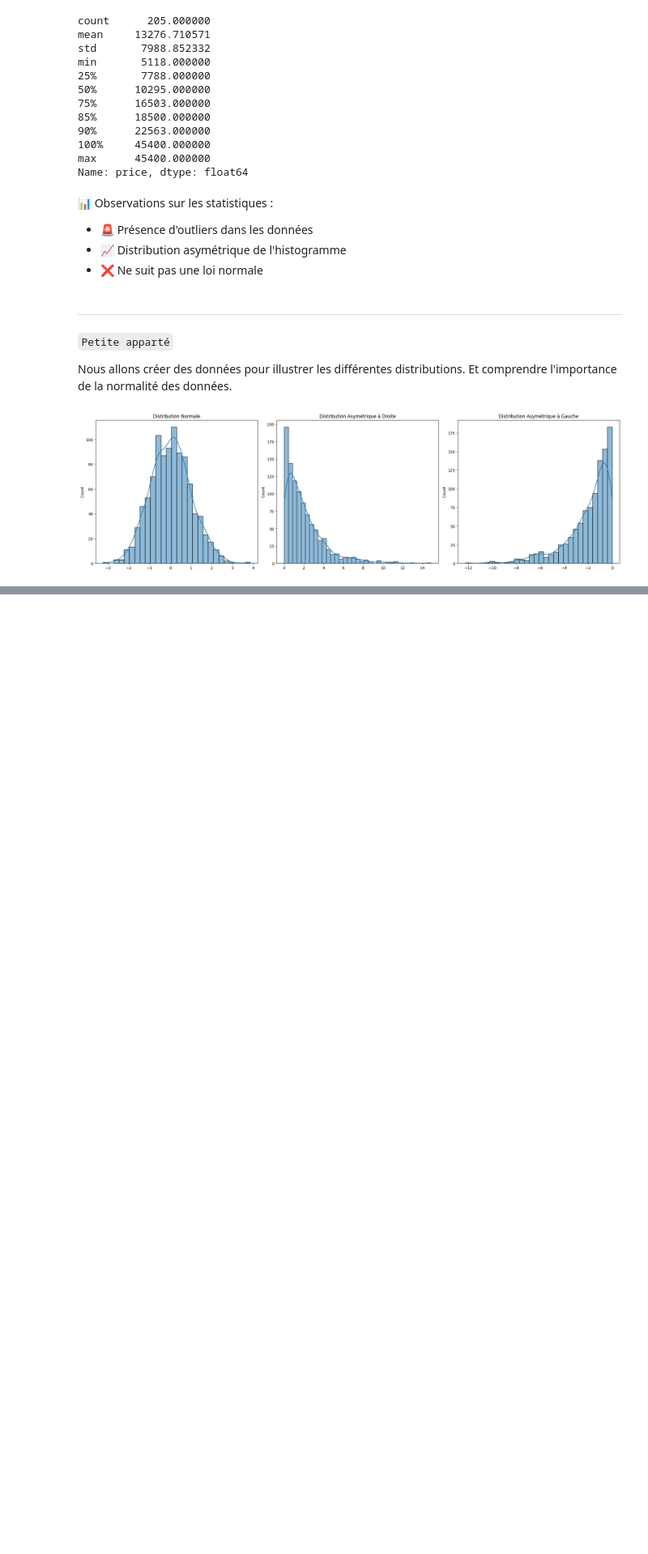
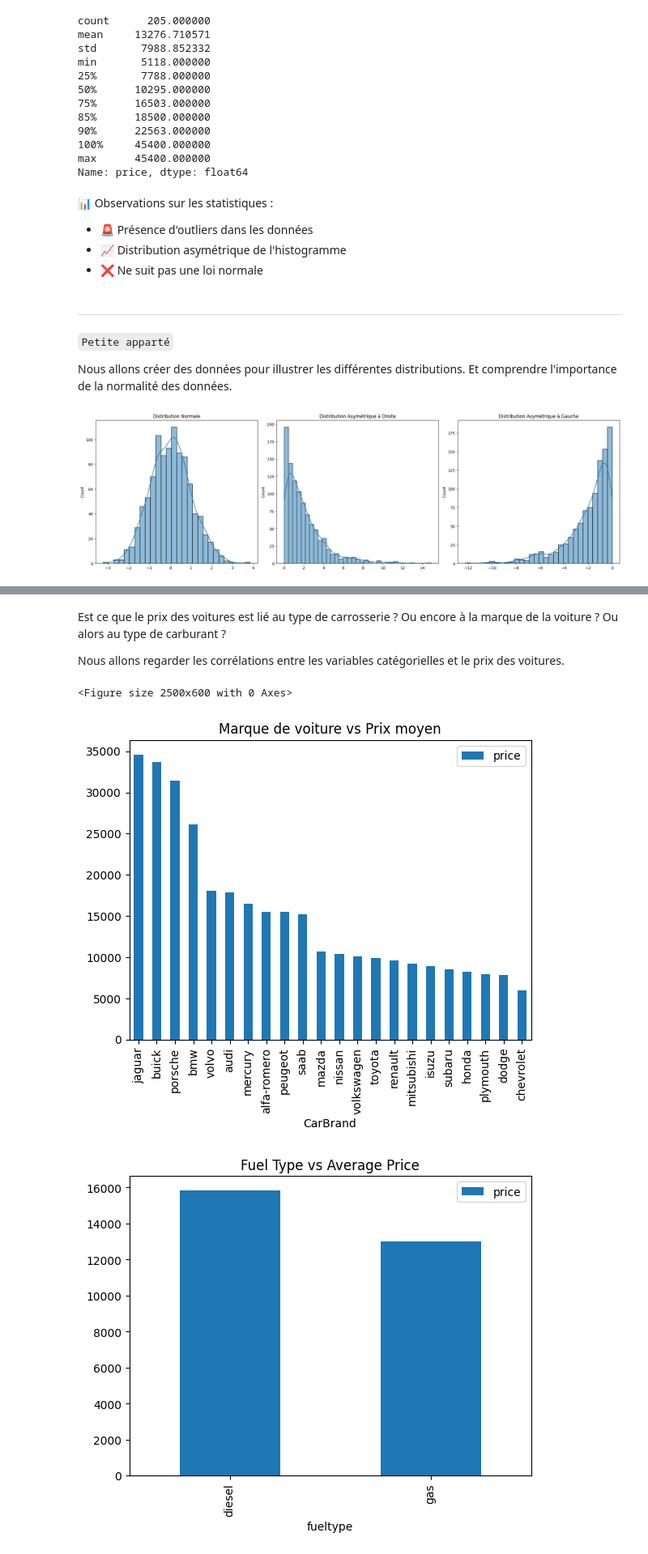
Before and after one commit to logan974/DataCupChallengeLoganFork, a Jupyter notebook: MasterClass_3/Cours3.ipynb, the cells around one changed output, grey strips where cells are left out. Shown at 81% size. Saved outputs shown, nothing was run; the diff lists cells and outputs as text; code cells hidden in the pictures; blank space fills up the shorter version.

Commit message:
add categorical features in data analysis

```diff
--- a/MasterClass_3/Cours3.ipynb
+++ b/MasterClass_3/Cours3.ipynb
@@ -724,0 +777,25 @@ ___
+# %% [markdown]
+Est ce que le prix des voitures est lié au type de carrosserie ? Ou encore à la marque de la voiture ? Ou alors au type de carburant ?
+
+Nous allons regarder les corrélations entre les variables catégorielles et le prix des voitures.
+# %%
+plt.figure(figsize=(25, 6))
+
+df = pd.DataFrame(carprice_df.groupby(['CarBrand'])['price'].mean().sort_values(ascending = False))
+df.plot.bar()
+plt.title('Marque de voiture vs Prix moyen')
+plt.show()
+
+df = pd.DataFrame(carprice_df.groupby(['fueltype'])['price'].mean().sort_values(ascending = False))
+df.plot.bar()
+plt.title('Fuel Type vs Average Price')
+plt.show()
+
+df = pd.DataFrame(carprice_df.groupby(['carbody'])['price'].mean().sort_values(ascending = False))
+df.plot.bar()
+plt.title('Car Type vs Average Price')
+plt.show()
+# %% [output]
+<Figure size 2500x600 with 0 Axes>
+[figure, added]
+[figure, added]
```
Also changed, not shown: parts of 12 cells of this notebook.
